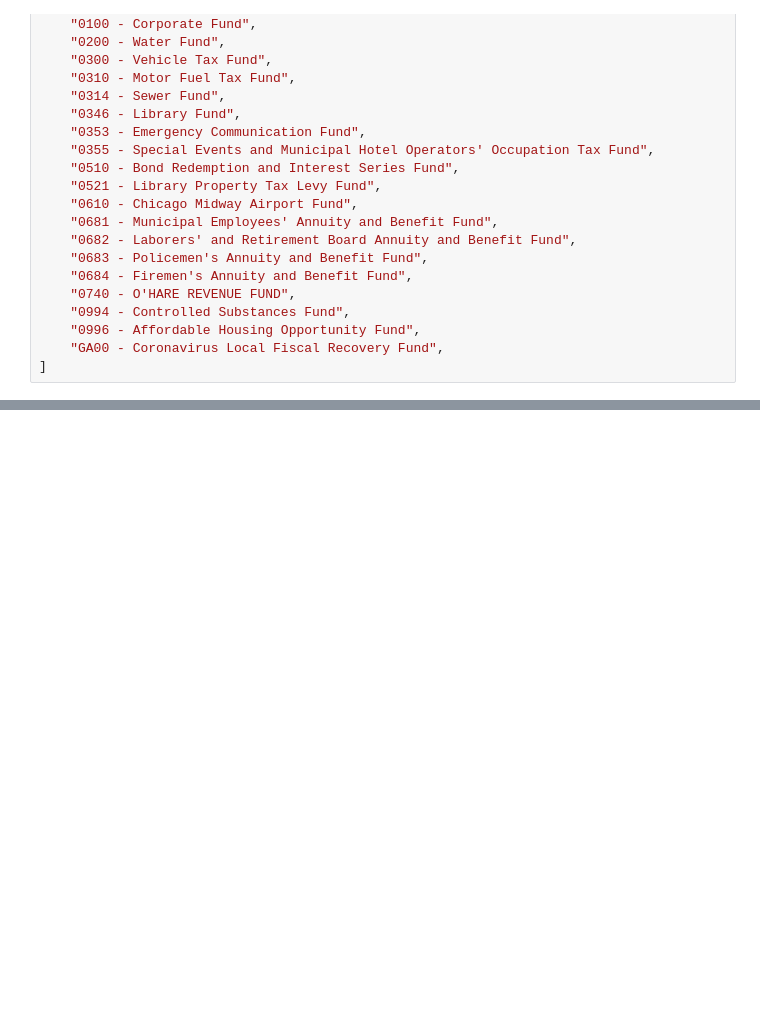
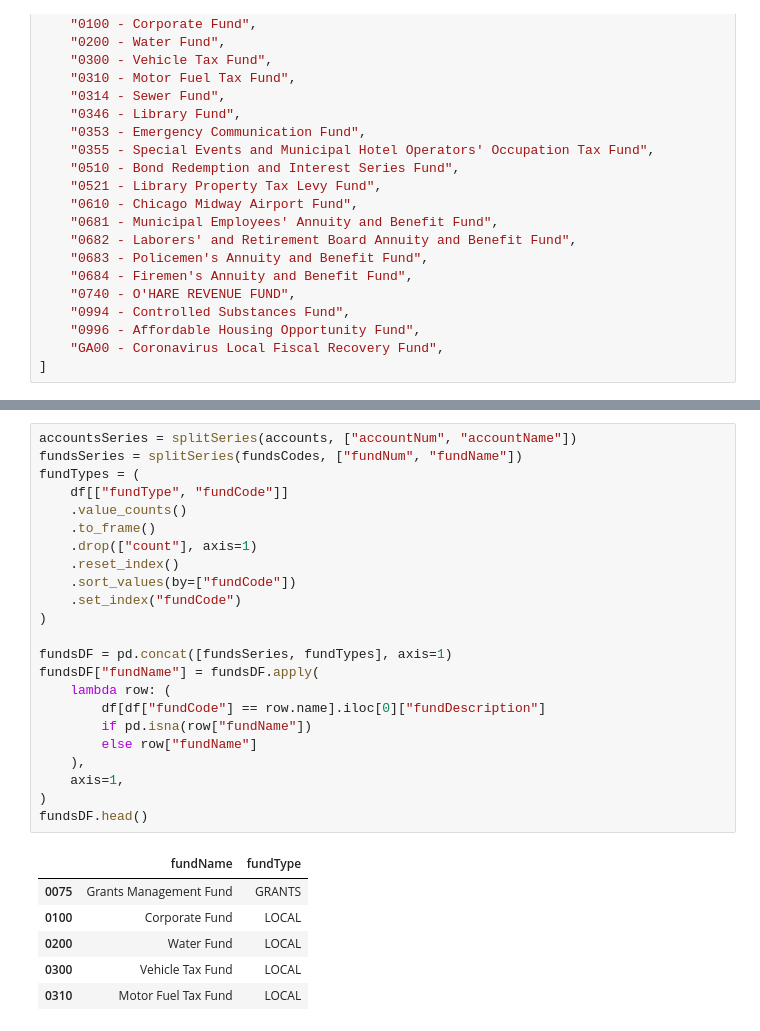
Before and after one commit to RamarkoB/chicago-budget, a Jupyter notebook: python/notebooks/ordinanceTest.ipynb, the cells around one changed output, grey strips where cells are left out. Cells and saved outputs as stored; diff of their text form; blank space fills up the shorter version.

```diff
--- a/python/notebooks/ordinanceTest.ipynb
+++ b/python/notebooks/ordinanceTest.ipynb
@@ -571 +525,31 @@ amounts.head()
+# %%
+accountsSeries = splitSeries(accounts, ["accountNum", "accountName"])
+fundsSeries = splitSeries(fundsCodes, ["fundNum", "fundName"])
+fundTypes = (
+    df[["fundType", "fundCode"]]
+    .value_counts()
+    .to_frame()
+    .drop(["count"], axis=1)
+    .reset_index()
+    .sort_values(by=["fundCode"])
+    .set_index("fundCode")
+)
+
+fundsDF = pd.concat([fundsSeries, fundTypes], axis=1)
+fundsDF["fundName"] = fundsDF.apply(
+    lambda row: (
+        df[df["fundCode"] == row.name].iloc[0]["fundDescription"]
+        if pd.isna(row["fundName"])
+        else row["fundName"]
+    ),
+    axis=1,
+)
+fundsDF.head()
+# %% [output]
+|  | fundName | fundType |
+| 0075 | Grants Management Fund | GRANTS |
+| 0100 | Corporate Fund | LOCAL |
+| 0200 | Water Fund | LOCAL |
+| 0300 | Vehicle Tax Fund | LOCAL |
+| 0310 | Motor Fuel Tax Fund | LOCAL |
 # %%
```
Also changed, not shown: parts of 7 cells of this notebook, 4 other files.
